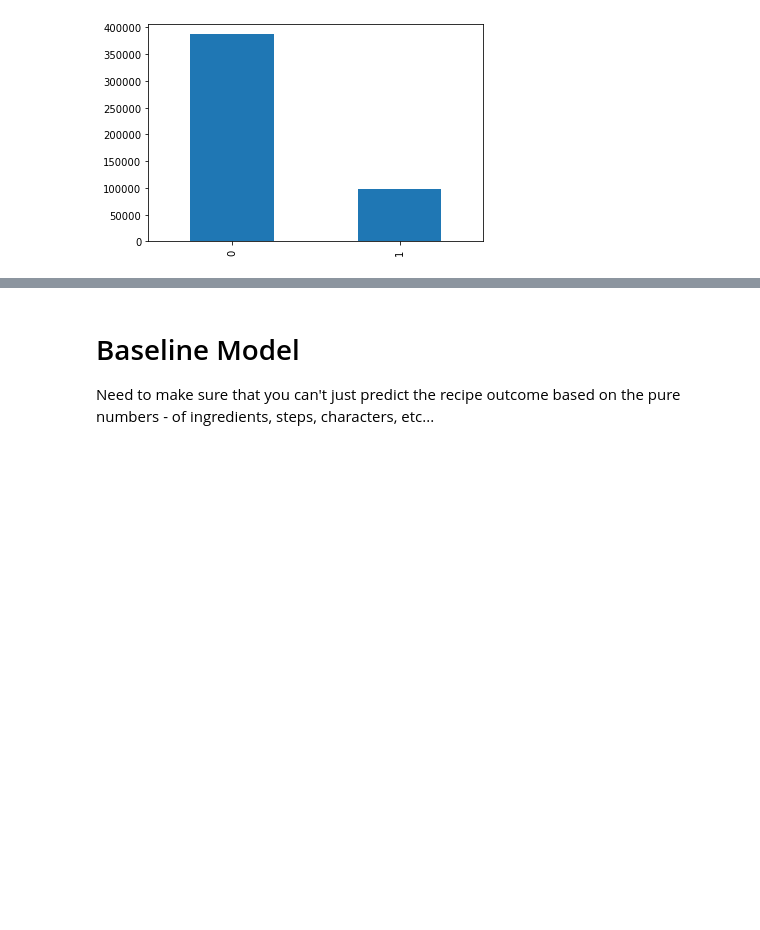
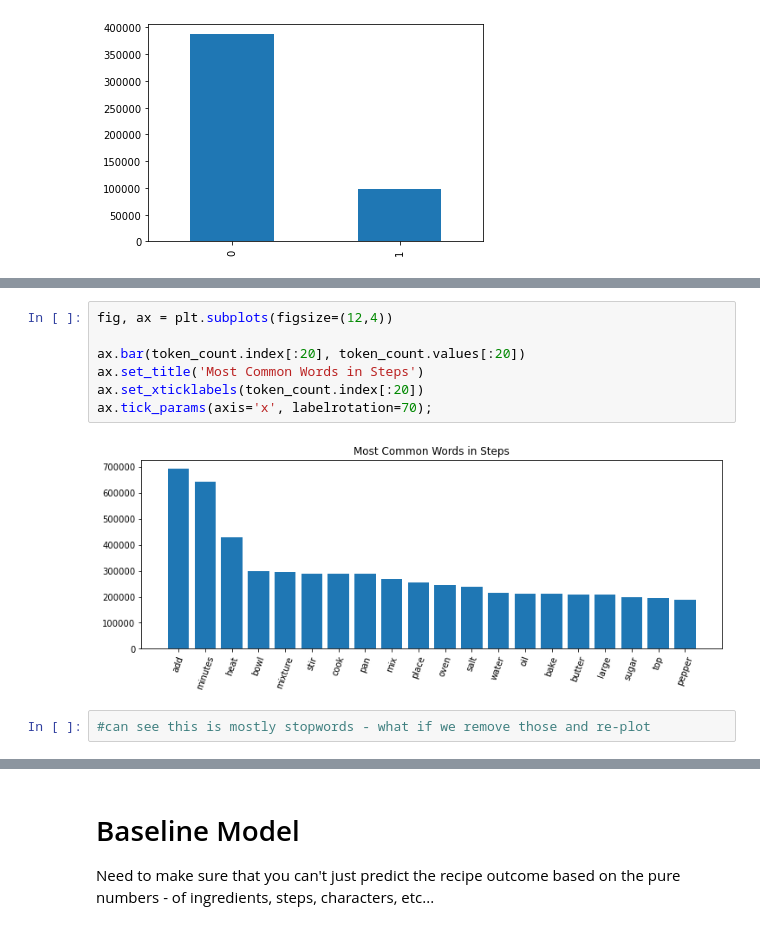
Before and after one commit to AJMarshall-25/NLP_Recipe_Analysis, a Jupyter notebook: EDA.ipynb, the cells around one changed output, grey strips where cells are left out. Cells and saved outputs as stored; diff of their text form; blank space fills up the shorter version.

```diff
--- a/EDA.ipynb
+++ b/EDA.ipynb
@@ -222,0 +273,11 @@ df.target.value_counts().plot(kind ='bar')
+# %%
+fig, ax = plt.subplots(figsize=(12,4))
+
+ax.bar(token_count.index[:20], token_count.values[:20])
+ax.set_title('Most Common Words in Steps')
+ax.set_xticklabels(token_count.index[:20])
+ax.tick_params(axis='x', labelrotation=70);
+# %% [output]
+[figure, added]
+# %%
+#can see this is mostly stopwords - what if we remove those and re-plot
```
Also changed, not shown: parts of 35 cells of this notebook, 1 other file.
